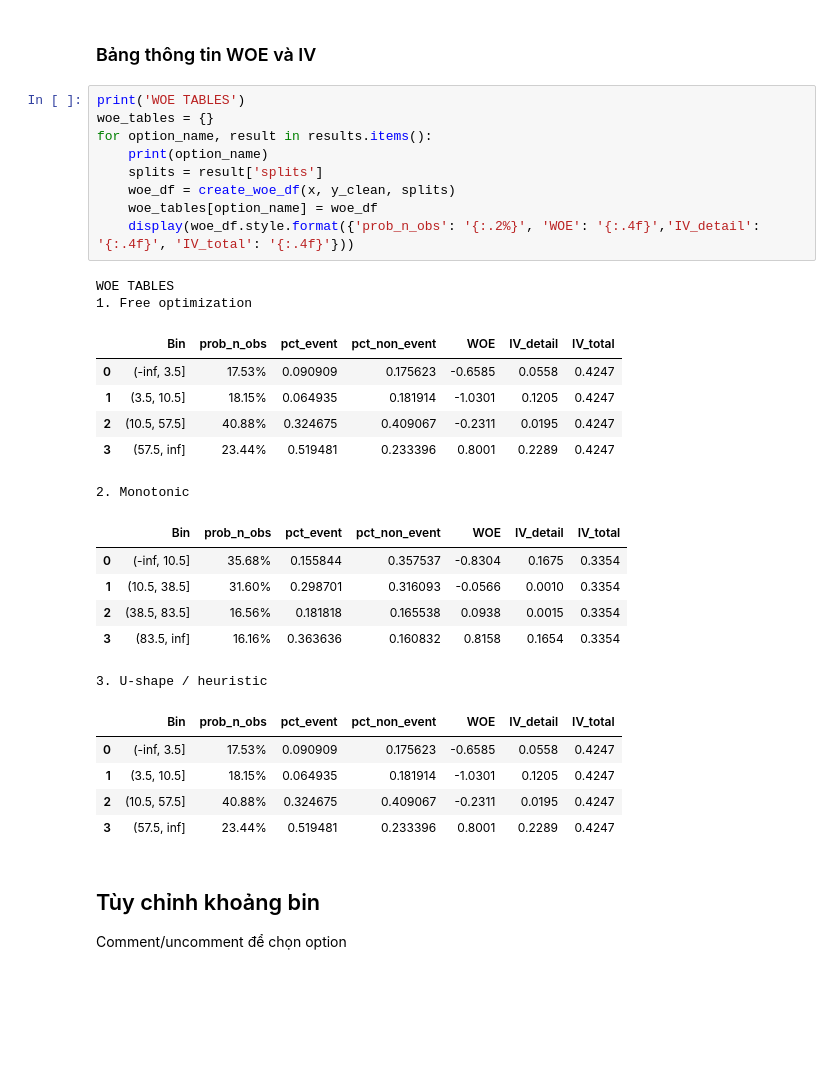
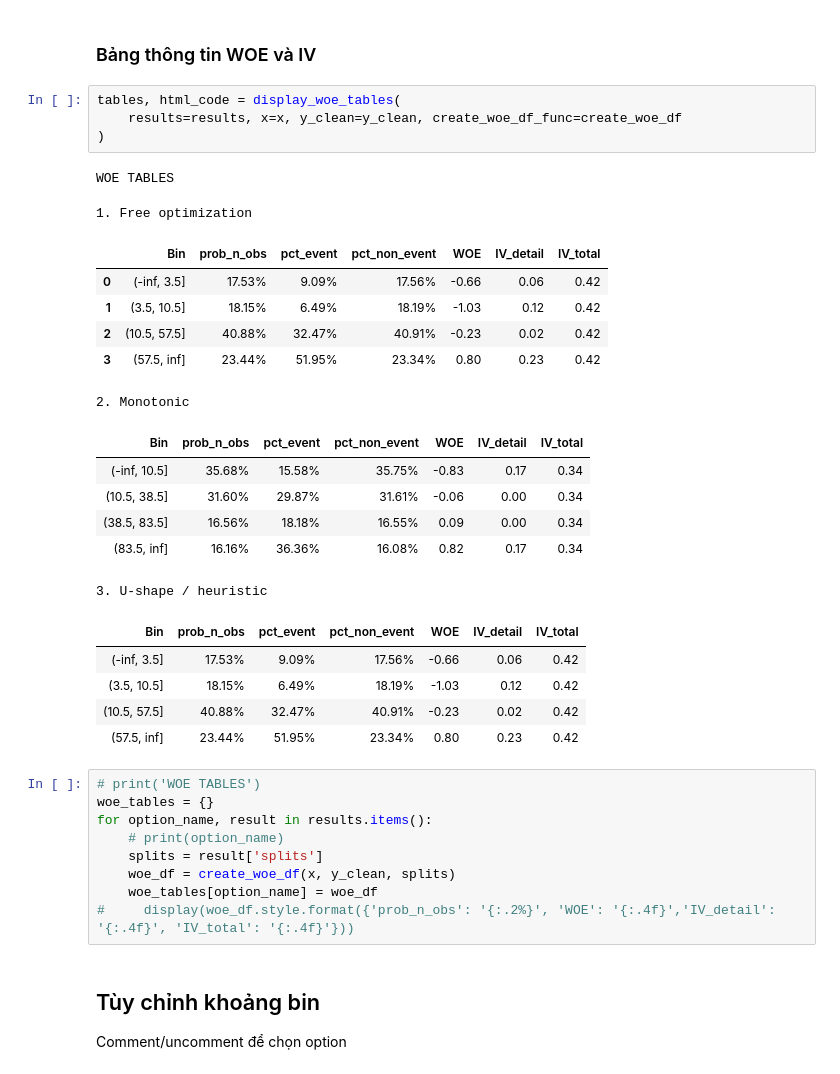
Before and after one commit to locluclak/AutoBinning_based_WOE_IV, a Jupyter notebook: autobinning_ver2.ipynb, the cells around one changed output. Saved outputs shown, nothing was run; the diff lists cells and outputs as text; blank space fills up the shorter version.

```diff
--- a/autobinning_ver2.ipynb
+++ b/autobinning_ver2.ipynb
@@ -623,35 +683,39 @@ plot_three_options(results, feature,x, y_clean)
 [figure]
 # %% [markdown]
 ### Bảng thông tin WOE và IV
+# %%
+tables, html_code = display_woe_tables(
+    results=results, x=x, y_clean=y_clean, create_woe_df_func=create_woe_df
+)
+# %% [output]
+WOE TABLES
+1. Free optimization
+|  | Bin | prob_n_obs | pct_event | pct_non_event | WOE | IV_detail | IV_total |
+| 0 | (-inf, 3.5] | 17.53% | 9.09% | 17.56% | -0.66 | 0.06 | 0.42 |
+| 1 | (3.5, 10.5] | 18.15% | 6.49% | 18.19% | -1.03 | 0.12 | 0.42 |
+| 2 | (10.5, 57.5] | 40.88% | 32.47% | 40.91% | -0.23 | 0.02 | 0.42 |
+| 3 | (57.5, inf] | 23.44% | 51.95% | 23.34% | 0.80 | 0.23 | 0.42 |
+2. Monotonic
+| Bin | prob_n_obs | pct_event | pct_non_event | WOE | IV_detail | IV_total |
+| (-inf, 10.5] | 35.68% | 15.58% | 35.75% | -0.83 | 0.17 | 0.34 |
+| (10.5, 38.5] | 31.60% | 29.87% | 31.61% | -0.06 | 0.00 | 0.34 |
+| (38.5, 83.5] | 16.56% | 18.18% | 16.55% | 0.09 | 0.00 | 0.34 |
+| (83.5, inf] | 16.16% | 36.36% | 16.08% | 0.82 | 0.17 | 0.34 |
+3. U-shape / heuristic
+| Bin | prob_n_obs | pct_event | pct_non_event | WOE | IV_detail | IV_total |
+| (-inf, 3.5] | 17.53% | 9.09% | 17.56% | -0.66 | 0.06 | 0.42 |
+| (3.5, 10.5] | 18.15% | 6.49% | 18.19% | -1.03 | 0.12 | 0.42 |
+| (10.5, 57.5] | 40.88% | 32.47% | 40.91% | -0.23 | 0.02 | 0.42 |
+| (57.5, inf] | 23.44% | 51.95% | 23.34% | 0.80 | 0.23 | 0.42 |
 # %%
-print('WOE TABLES')
+# print('WOE TABLES')
 woe_tables = {}
 for option_name, result in results.items():
-    print(option_name)
+    # print(option_name)
     splits = result['splits']
     woe_df = create_woe_df(x, y_clean, splits)
     woe_tables[option_name] = woe_df
-    display(woe_df.style.format({'prob_n_obs': '{:.2%}', 'WOE': '{:.4f}','IV_detail': '{:.4f}', 'IV_total': '{:.4f}'}))
+#     display(woe_df.style.format({'prob_n_obs': '{:.2%}', 'WOE': '{:.4f}','IV_detail': '{:.4f}', 'IV_total': '{:.4f}'}))
-# %% [output]
-WOE TABLES
-1. Free optimization
-|  | Bin | prob_n_obs | pct_event | pct_non_event | WOE | IV_detail | IV_total |
-| 0 | (-inf, 3.5] | 17.53% | 0.090909 | 0.175623 | -0.6585 | 0.0558 | 0.4247 |
-| 1 | (3.5, 10.5] | 18.15% | 0.064935 | 0.181914 | -1.0301 | 0.1205 | 0.4247 |
-| 2 | (10.5, 57.5] | 40.88% | 0.324675 | 0.409067 | -0.2311 | 0.0195 | 0.4247 |
-| 3 | (57.5, inf] | 23.44% | 0.519481 | 0.233396 | 0.8001 | 0.2289 | 0.4247 |
-2. Monotonic
-|  | Bin | prob_n_obs | pct_event | pct_non_event | WOE | IV_detail | IV_total |
-| 0 | (-inf, 10.5] | 35.68% | 0.155844 | 0.357537 | -0.8304 | 0.1675 | 0.3354 |
-| 1 | (10.5, 38.5] | 31.60% | 0.298701 | 0.316093 | -0.0566 | 0.0010 | 0.3354 |
-| 2 | (38.5, 83.5] | 16.56% | 0.181818 | 0.165538 | 0.0938 | 0.0015 | 0.3354 |
-| 3 | (83.5, inf] | 16.16% | 0.363636 | 0.160832 | 0.8158 | 0.1654 | 0.3354 |
-3. U-shape / heuristic
-|  | Bin | prob_n_obs | pct_event | pct_non_event | WOE | IV_detail | IV_total |
-| 0 | (-inf, 3.5] | 17.53% | 0.090909 | 0.175623 | -0.6585 | 0.0558 | 0.4247 |
-| 1 | (3.5, 10.5] | 18.15% | 0.064935 | 0.181914 | -1.0301 | 0.1205 | 0.4247 |
-| 2 | (10.5, 57.5] | 40.88% | 0.324675 | 0.409067 | -0.2311 | 0.0195 | 0.4247 |
-| 3 | (57.5, inf] | 23.44% | 0.519481 | 0.233396 | 0.8001 | 0.2289 | 0.4247 |
 # %% [markdown]
 ## Tùy chỉnh khoảng bin
 Comment/uncomment để chọn option
```
Also changed, not shown: parts of 9 cells of this notebook, 2 other files.
